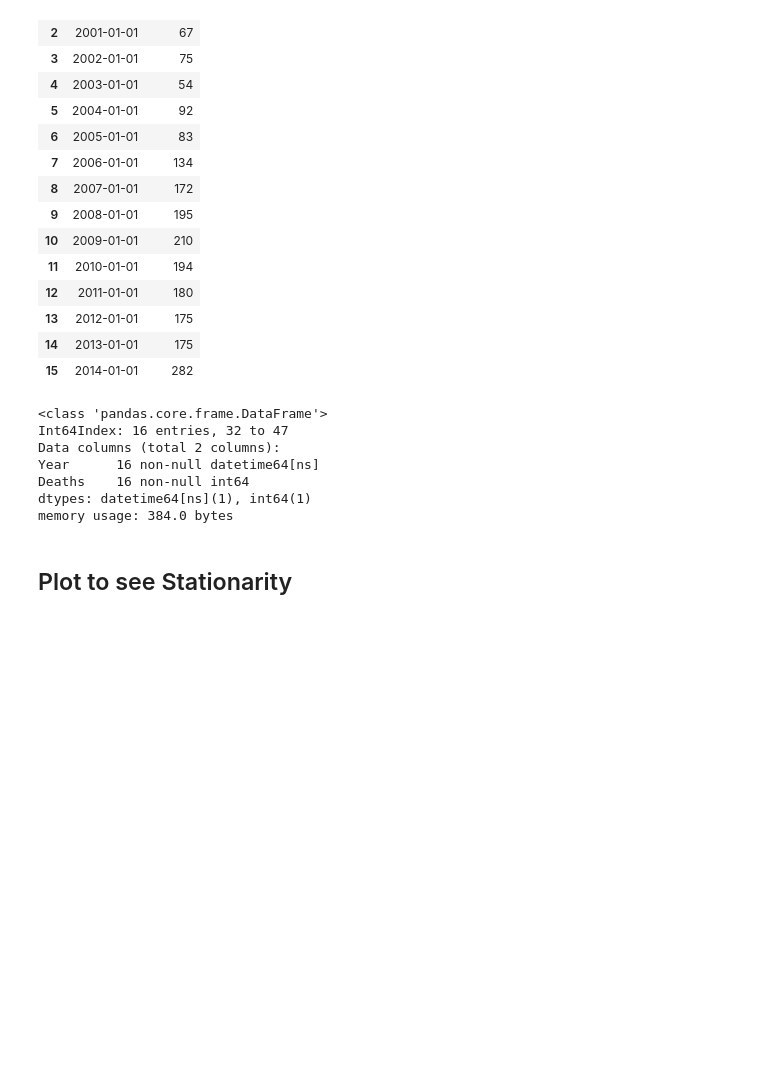
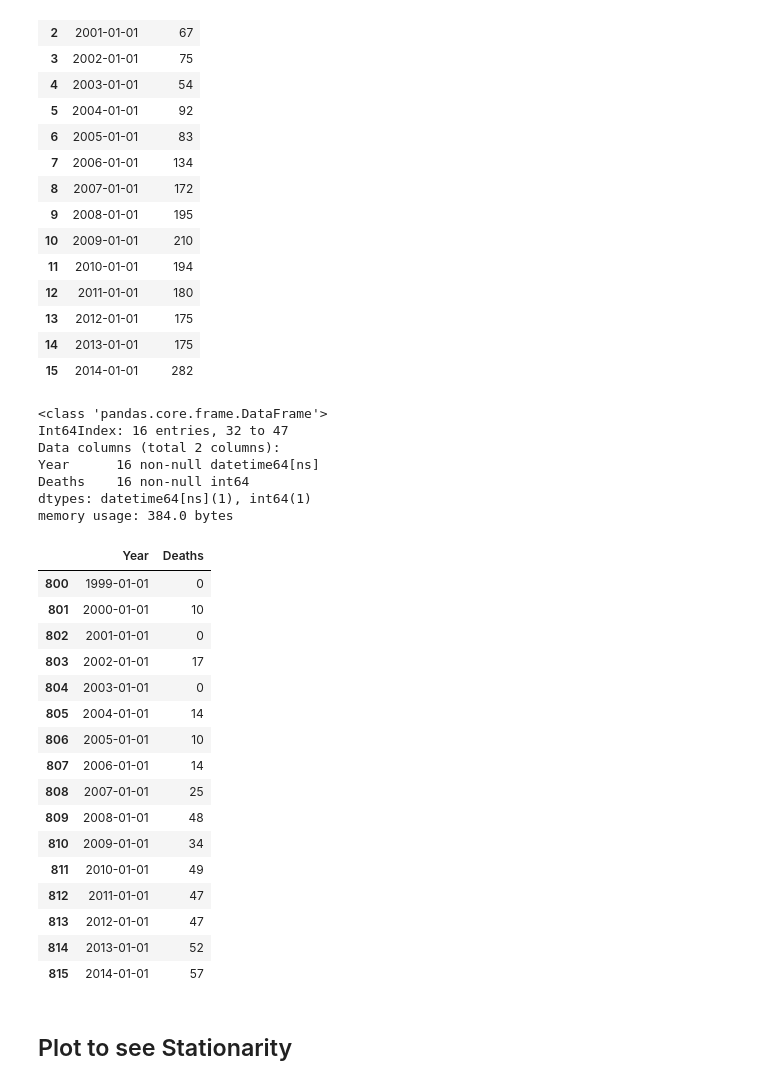
Before and after one commit to Cristinamulas/Final_Project, a Jupyter notebook: Time Series F.ipynb, the cells around one changed output. Drawn from its saved outputs; the diff is of its cells as text; code cells hidden in the pictures; blank space fills up the shorter version.

```diff
--- a/Time Series F.ipynb
+++ b/Time Series F.ipynb
@@ -360,6 +363,26 @@ df_West_Virginia = convert_to_dt1(df_West_Virginia)
 df_Wisconsin = convert_to_dt1(df_Wisconsin)
 # %%
 df_Wyoming = convert_to_dt1(df_Wyoming)
+# %%
+df_Wyoming
+# %% [output]
+|  | Year | Deaths |
+| 800 | 1999-01-01 | 0 |
+| 801 | 2000-01-01 | 10 |
+| 802 | 2001-01-01 | 0 |
+| 803 | 2002-01-01 | 17 |
+| 804 | 2003-01-01 | 0 |
+| 805 | 2004-01-01 | 14 |
+| 806 | 2005-01-01 | 10 |
+| 807 | 2006-01-01 | 14 |
+| 808 | 2007-01-01 | 25 |
+| 809 | 2008-01-01 | 48 |
+| 810 | 2009-01-01 | 34 |
+| 811 | 2010-01-01 | 49 |
+| 812 | 2011-01-01 | 47 |
+| 813 | 2012-01-01 | 47 |
+| 814 | 2013-01-01 | 52 |
+| 815 | 2014-01-01 | 57 |
 # %% [markdown]
 ## Plot to see Stationarity
 # %%
```
Also changed, not shown: parts of 33 cells of this notebook, 2 other files.
